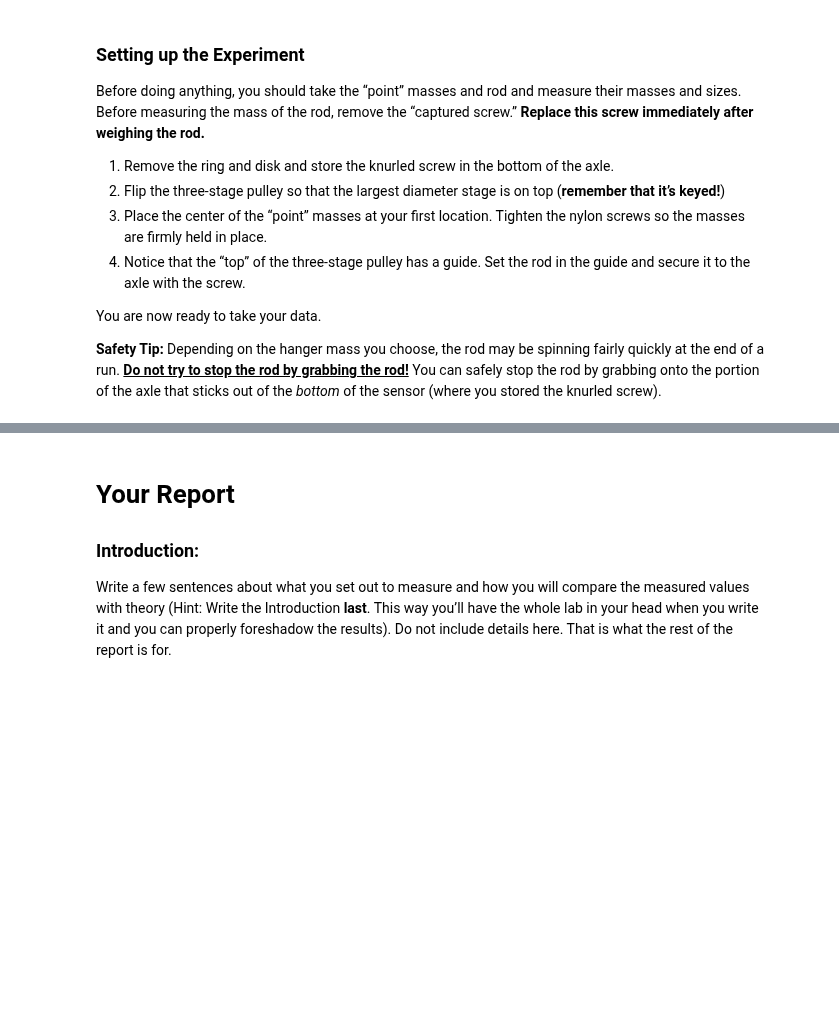
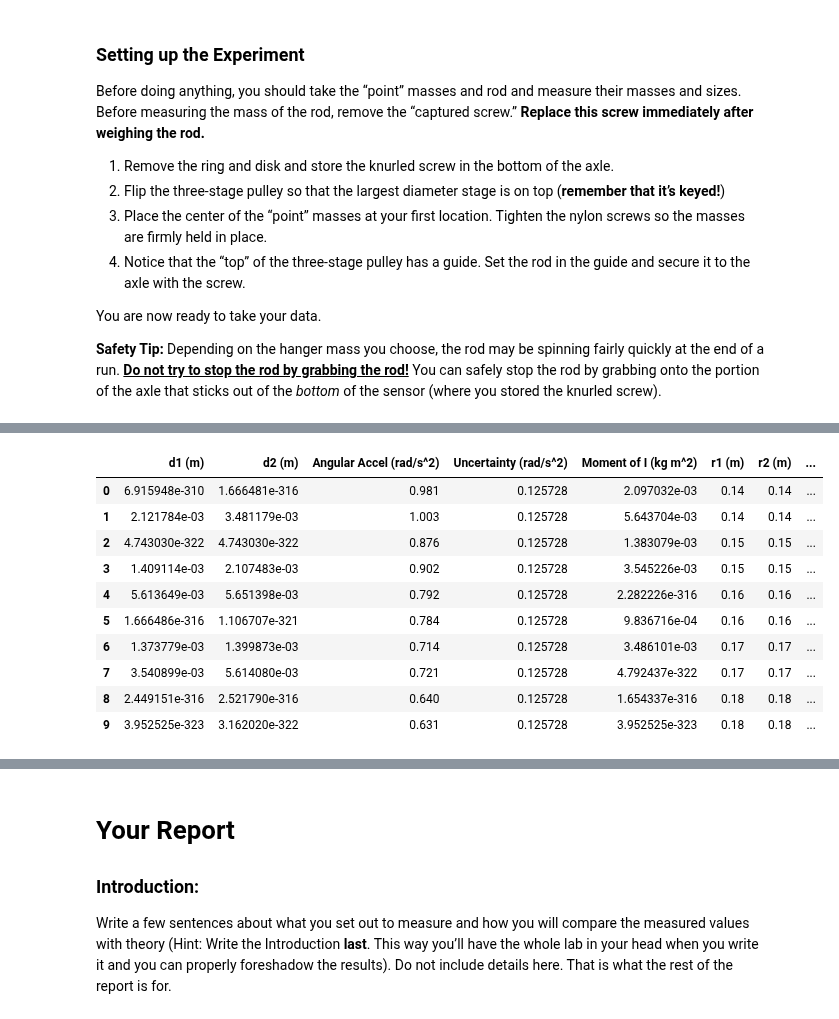
Before and after one commit to brash99/PhysicsLabs, a Jupyter notebook: PHYS201L/JupyterNotebooks/Lab7/Lab7.ipynb, the cells around one changed output, grey strips where cells are left out. Cells and saved outputs as stored; diff of their text form; code cells hidden in the pictures; blank space fills up the shorter version.

```diff
--- a/PHYS201L/JupyterNotebooks/Lab7/Lab7.ipynb
+++ b/PHYS201L/JupyterNotebooks/Lab7/Lab7.ipynb
@@ -313,0 +344,66 @@ print()
+# %%
+# Raw Data 3: Moment of Inertia vs. Distance from Axle
+
+# Create an empty numpy array to hold the raw data
+raw_data_3 = np.empty((10,5))
+
+# Create a Pandas dataframe, and convert the Trial number column to integer format
+df3 = pd.DataFrame(raw_data_3, columns=["d1 (m)",
+                                        "d2 (m)",
+                                        "Angular Accel (rad/s^2)",
+                                       "Uncertainty (rad/s^2)",
+                                       "Moment of I (kg m^2)"])
+
+
+#### Enter Raw Data Here!!!!!!!!!!!!!! ####
+
+# Mass of "point masses" #1 and #2 (kg)
+pm1 = 0.07551
+pm2 = 0.07549
+d_m = 0.000005
+
+# Mass (kg) and length of rod (m)
+m_rod = 0.02987
+len_rod = 0.038
+d_len_rod = 0.0005
+
+# Mass of hanging mass (kg)
+m_hang = 0.02508
+
+# Radius of pulley used (m)
+rad = p2/2
+
+# Torque generated (Nm) ???
+torque = 0
+
+df3['r1 (m)'] = [0.14,0.14,0.15,0.15,0.16,0.16,0.17,0.17,0.18,0.18]
+df3['r2 (m)'] = [0.14,0.14,0.15,0.15,0.16,0.16,0.17,0.17,0.18,0.18]
+
+df3['Angular Accel (rad/s^2)'] = [0.981,1.003,0.876,0.902,0.792,0.784,0.714,0.721,0.640,0.631]
+
+
+###########################################
+
+df3['Uncertainty (rad/s^2)'] = np.std(df3['Angular Accel (rad/s^2)'])
+
+#df3['Moment of I (kg m^2)'] = df['Moment of I (Kg m^2)']
+
+# Print statements
+print("Static Data:")
+print('-'*80)
+print("Mass of 'point mass' #1: %0.5f kg      Mass of 'point mass' #2: %0.5f kg" % (pm1, pm2))
+print()
+print("Mass of rod: %0.5f kg                  Length of rod: %0.3f m" % (m_rod, len_rod))
+print()
+print("Mass of hanging mass: %0.5f kg         Radius of pulley used: %0.5f m" % (m_hang, rad))
+print()
+print("Torque Generated: %0.5f Nm" %(torque))
+
+df3['Distance R^2 (m^2)'] = df3['r1 (m)']*df3['r2 (m)']
+df3['Moment of I (Kg m^2)'] = m_hang*rad*(9.81-df3['Angular Accel (rad/s^2)'])/df3['Angular Accel (rad/s^2)']
+print('-'*80)
+
+from IPython.display import display
+display(df3)
+print()
+# %% [output]
@@ -313,0 +420,11 @@ print()
+|  | d1 (m) | d2 (m) | Angular Accel (rad/s^2) | Uncertainty (rad/s^2) | Moment of I (kg m^2) | r1 (m) | r2 (m) | ... |
+| 0 | 6.915948e-310 | 1.666481e-316 | 0.981 | 0.125728 | 2.097032e-03 | 0.14 | 0.14 | ... |
+| 1 | 2.121784e-03 | 3.481179e-03 | 1.003 | 0.125728 | 5.643704e-03 | 0.14 | 0.14 | ... |
+| 2 | 4.743030e-322 | 4.743030e-322 | 0.876 | 0.125728 | 1.383079e-03 | 0.15 | 0.15 | ... |
+| 3 | 1.409114e-03 | 2.107483e-03 | 0.902 | 0.125728 | 3.545226e-03 | 0.15 | 0.15 | ... |
+| 4 | 5.613649e-03 | 5.651398e-03 | 0.792 | 0.125728 | 2.282226e-316 | 0.16 | 0.16 | ... |
+| 5 | 1.666486e-316 | 1.106707e-321 | 0.784 | 0.125728 | 9.836716e-04 | 0.16 | 0.16 | ... |
+| 6 | 1.373779e-03 | 1.399873e-03 | 0.714 | 0.125728 | 3.486101e-03 | 0.17 | 0.17 | ... |
+| 7 | 3.540899e-03 | 5.614080e-03 | 0.721 | 0.125728 | 4.792437e-322 | 0.17 | 0.17 | ... |
+| 8 | 2.449151e-316 | 2.521790e-316 | 0.640 | 0.125728 | 1.654337e-316 | 0.18 | 0.18 | ... |
+| 9 | 3.952525e-323 | 3.162020e-322 | 0.631 | 0.125728 | 3.952525e-323 | 0.18 | 0.18 | ... |
```
Also changed, not shown: parts of 13 cells of this notebook.
